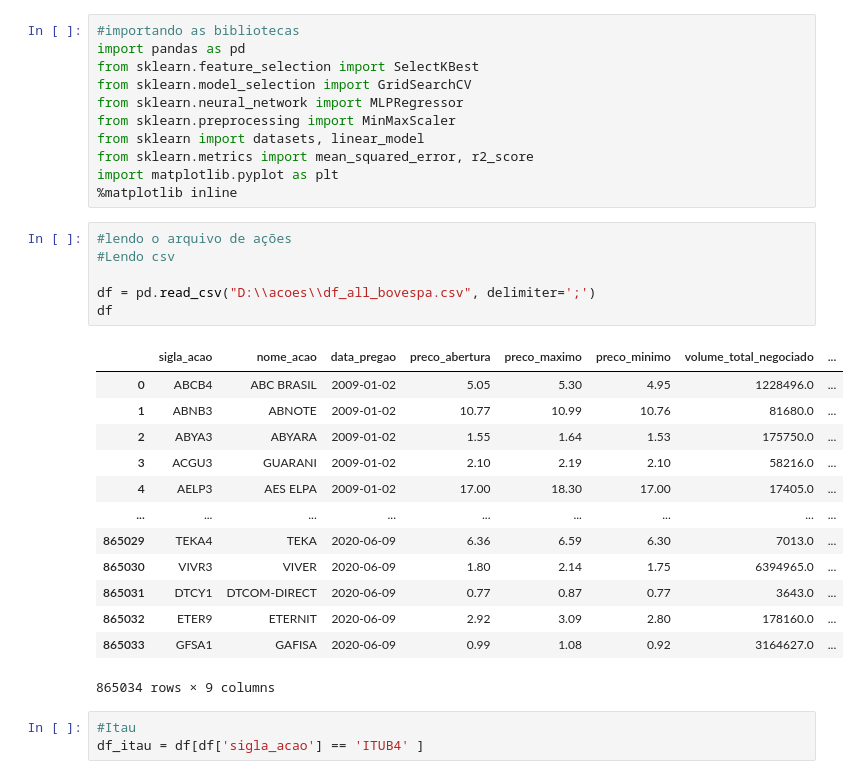
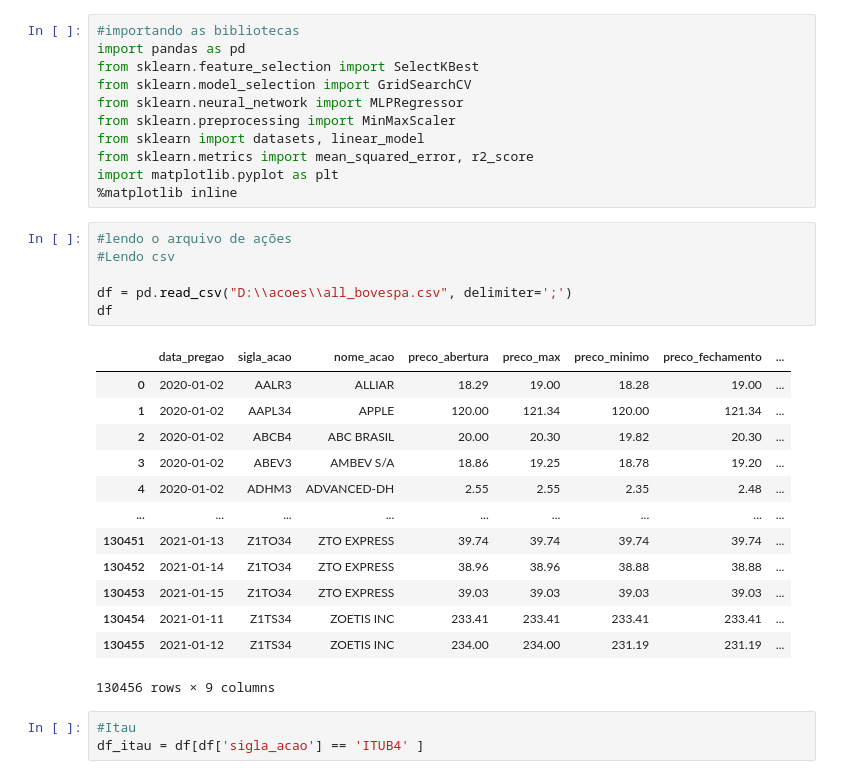
Before and after one commit to fabrimatt/machine_learnig, a Jupyter notebook: Previsão preço ações.ipynb, the cells around one changed output. Drawn from its saved outputs; the diff is of its cells as text.

```diff
--- a/Previsão preço ações.ipynb
+++ b/Previsão preço ações.ipynb
@@ -12,23 +12,23 @@ import matplotlib.pyplot as plt
 # %%
 #lendo o arquivo de ações
 #Lendo csv
 
-df = pd.read_csv("D:\\acoes\\df_all_bovespa.csv", delimiter=';')
+df = pd.read_csv("D:\\acoes\\all_bovespa.csv", delimiter=';')
 df
 # %% [output]
-|  | sigla_acao | nome_acao | data_pregao | preco_abertura | preco_maximo | preco_minimo | volume_total_negociado | ... |
-| 0 | ABCB4 | ABC BRASIL | 2009-01-02 | 5.05 | 5.30 | 4.95 | 1228496.0 | ... |
-| 1 | ABNB3 | ABNOTE | 2009-01-02 | 10.77 | 10.99 | 10.76 | 81680.0 | ... |
-| 2 | ABYA3 | ABYARA | 2009-01-02 | 1.55 | 1.64 | 1.53 | 175750.0 | ... |
-| 3 | ACGU3 | GUARANI | 2009-01-02 | 2.10 | 2.19 | 2.10 | 58216.0 | ... |
-| 4 | AELP3 | AES ELPA | 2009-01-02 | 17.00 | 18.30 | 17.00 | 17405.0 | ... |
+|  | data_pregao | sigla_acao | nome_acao | preco_abertura | preco_max | preco_minimo | preco_fechamento | ... |
+| 0 | 2020-01-02 | AALR3 | ALLIAR | 18.29 | 19.00 | 18.28 | 19.00 | ... |
+| 1 | 2020-01-02 | AAPL34 | APPLE | 120.00 | 121.34 | 120.00 | 121.34 | ... |
+| 2 | 2020-01-02 | ABCB4 | ABC BRASIL | 20.00 | 20.30 | 19.82 | 20.30 | ... |
+| 3 | 2020-01-02 | ABEV3 | AMBEV S/A | 18.86 | 19.25 | 18.78 | 19.20 | ... |
+| 4 | 2020-01-02 | ADHM3 | ADVANCED-DH | 2.55 | 2.55 | 2.35 | 2.48 | ... |
 | ... | ... | ... | ... | ... | ... | ... | ... | ... |
-| 865029 | TEKA4 | TEKA | 2020-06-09 | 6.36 | 6.59 | 6.30 | 7013.0 | ... |
-| 865030 | VIVR3 | VIVER | 2020-06-09 | 1.80 | 2.14 | 1.75 | 6394965.0 | ... |
-| 865031 | DTCY1 | DTCOM-DIRECT | 2020-06-09 | 0.77 | 0.87 | 0.77 | 3643.0 | ... |
-| 865032 | ETER9 | ETERNIT | 2020-06-09 | 2.92 | 3.09 | 2.80 | 178160.0 | ... |
-| 865033 | GFSA1 | GAFISA | 2020-06-09 | 0.99 | 1.08 | 0.92 | 3164627.0 | ... |
+| 130451 | 2021-01-13 | Z1TO34 | ZTO EXPRESS | 39.74 | 39.74 | 39.74 | 39.74 | ... |
+| 130452 | 2021-01-14 | Z1TO34 | ZTO EXPRESS | 38.96 | 38.96 | 38.88 | 38.88 | ... |
+| 130453 | 2021-01-15 | Z1TO34 | ZTO EXPRESS | 39.03 | 39.03 | 39.03 | 39.03 | ... |
+| 130454 | 2021-01-11 | Z1TS34 | ZOETIS INC | 233.41 | 233.41 | 233.41 | 233.41 | ... |
+| 130455 | 2021-01-12 | Z1TS34 | ZOETIS INC | 234.00 | 234.00 | 231.19 | 231.19 | ... |
-865034 rows × 9 columns
+130456 rows × 9 columns
 # %%
 #Itau
 df_itau = df[df['sigla_acao'] == 'ITUB4' ]
```
Also changed, not shown: parts of 24 cells of this notebook, 1 other file.
